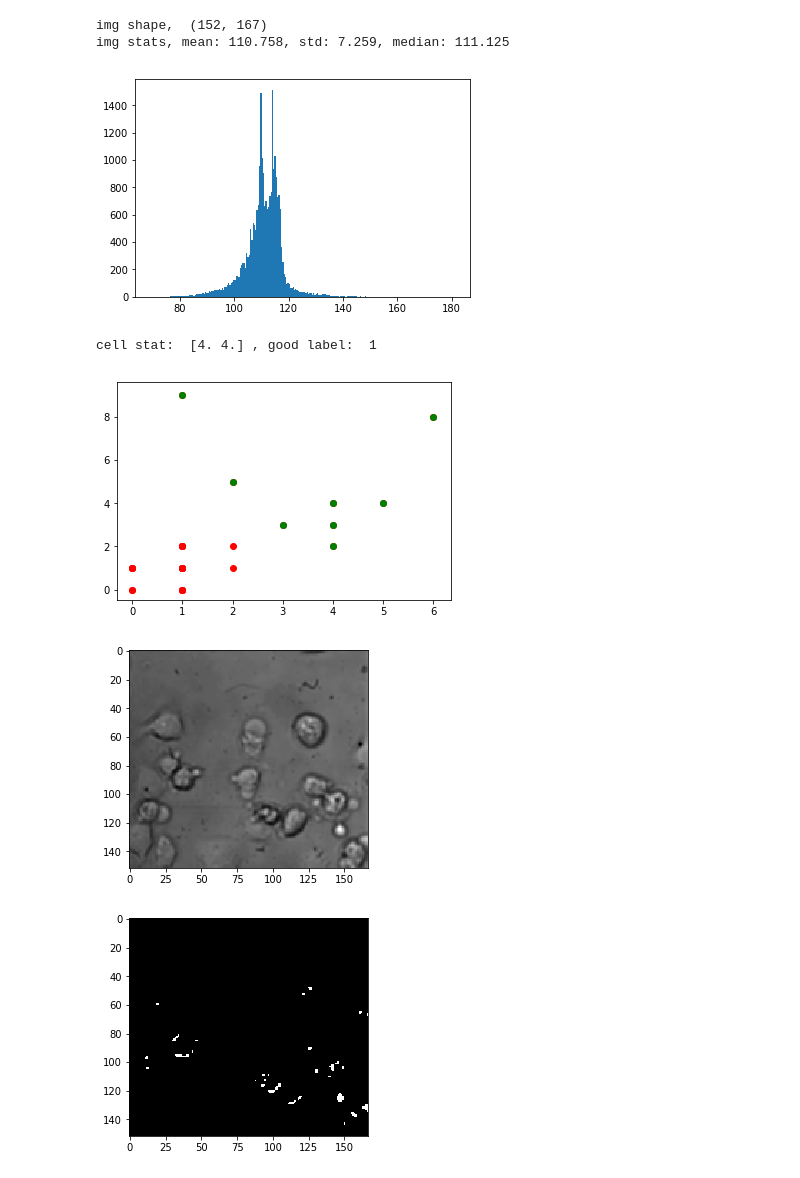
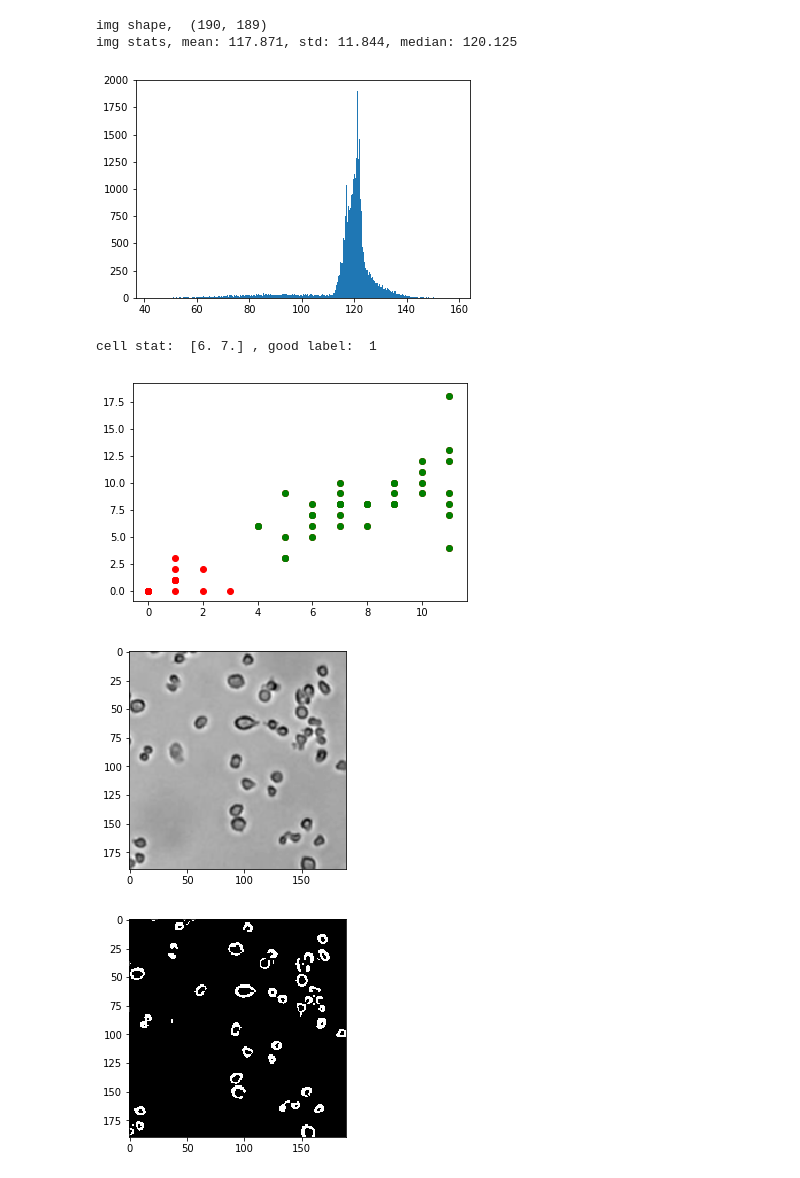
Before and after one commit to ecdeng/incuvision, a Jupyter notebook: proto/image_analysis/Cell_Count_BFS.ipynb, the cells around one changed output. Drawn from its saved outputs; the diff is of its cells as text; code cells hidden in the pictures.

```diff
--- a/proto/image_analysis/Cell_Count_BFS.ipynb
+++ b/proto/image_analysis/Cell_Count_BFS.ipynb
@@ -16,7 +16,7 @@ def getNeighbors(img, point):
                 neighbors.append(n)
     return neighbors
 
-img = cv2.imread('stock_cells2.png',0)
+img = cv2.imread('stock_cells1.png',0)
 print('img shape, ', img.shape)
 
 edges = cv2.Canny(img,100,200)
@@ -77,37 +77,37 @@ for i in range(len(labels)):
         good_label = labels[i]
         break
 
 good_cell_stats = []
 good_cells = []
 for i in range(len(cell_stats)):
     if labels[i] != good_label:
         continue
     good_cell_stats.append(cell_stats[i])
     good_cells.append(cells[i])
 
 for cset in good_cells:
     color = np.random.rand(3)
     for p in cset:
         img_color[p] = color
 good_cell_stats = np.array(good_cell_stats, dtype=np.float32)
 
 plt.scatter(cell_stats[:, 0], cell_stats[:, 1], color='red')
 plt.scatter(good_cell_stats[:, 0], good_cell_stats[:, 1], color='g')
 plt.show()
 
 plt.imshow(img, cmap='gray')
 plt.show()
 plt.imshow(img_threshold, cmap='gray')
 plt.show()
 plt.imshow(edges, cmap='gray')
 plt.show()
 plt.imshow(img_color)
 plt.show()
 # %% [output]
-img shape,  (152, 167)
-img stats, mean: 110.758, std: 7.259, median: 111.125
+img shape,  (190, 189)
+img stats, mean: 117.871, std: 11.844, median: 120.125
-[figure, old version]
+[figure, new version]
-cell stat:  [4. 4.] , good label:  1
+cell stat:  [6. 7.] , good label:  1
-[figure, old version]
+[figure, new version]
-[figure, old version]
+[figure, new version]
-[figure, old version]
+[figure, new version]
```
Also changed, not shown: parts of 1 cell of this notebook, 9 other files.
